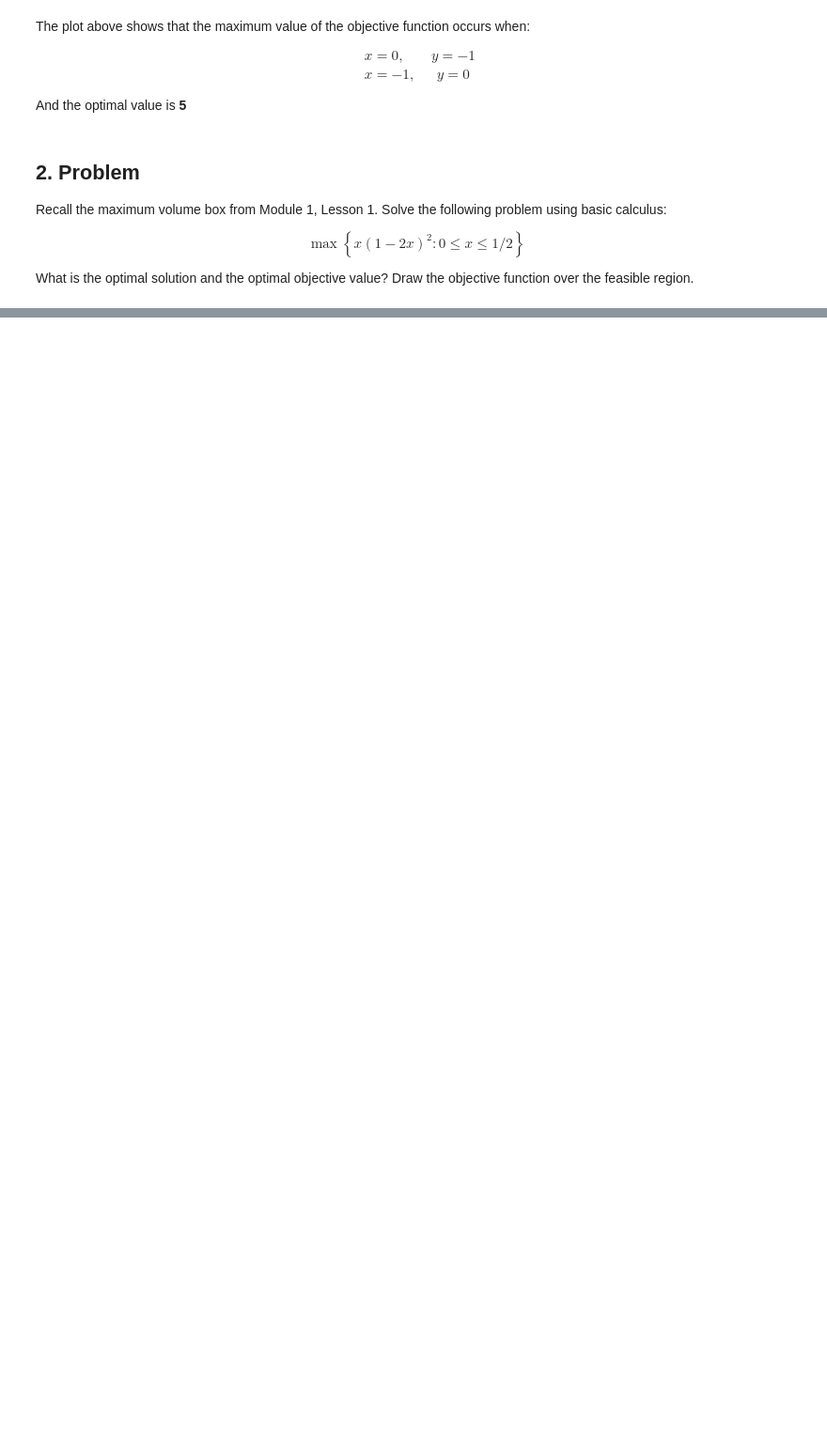
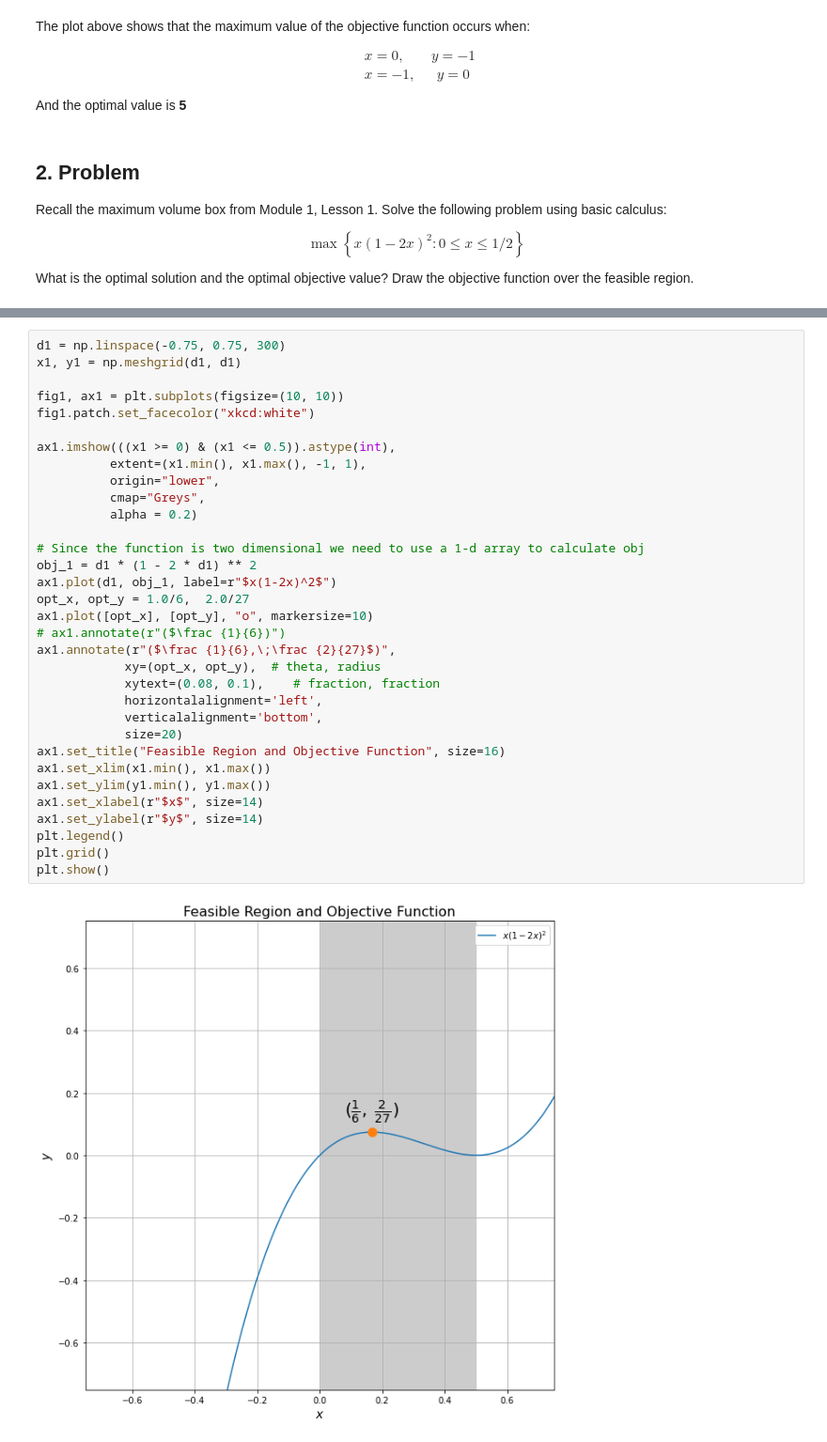
Before and after one commit to amitpatra/isye_6669, a Jupyter notebook: hw_1/hw_1.ipynb, the cells around one changed output, grey strips where cells are left out. Shown: that part at 94% size. Drawn from its saved outputs; the diff is of its cells as text; blank space fills up the shorter version.

```diff
--- a/hw_1/hw_1.ipynb
+++ b/hw_1/hw_1.ipynb
@@ -99,0 +102,35 @@ of $\frac {2}{27} = 0.074$
+# %%
+d1 = np.linspace(-0.75, 0.75, 300)
+x1, y1 = np.meshgrid(d1, d1)
+
+fig1, ax1 = plt.subplots(figsize=(10, 10))
+fig1.patch.set_facecolor("xkcd:white")
+
+ax1.imshow(((x1 >= 0) & (x1 <= 0.5)).astype(int),
+          extent=(x1.min(), x1.max(), -1, 1),
+          origin="lower",
+          cmap="Greys",
+          alpha = 0.2)
+
+# Since the function is two dimensional we need to use a 1-d array to calculate obj
+obj_1 = d1 * (1 - 2 * d1) ** 2
+ax1.plot(d1, obj_1, label=r"$x(1-2x)^2$")
+opt_x, opt_y = 1.0/6,  2.0/27
+ax1.plot([opt_x], [opt_y], "o", markersize=10)
+# ax1.annotate(r"($\frac {1}{6})")
+ax1.annotate(r"($\frac {1}{6},\;\frac {2}{27}$)",
+            xy=(opt_x, opt_y),  # theta, radius
+            xytext=(0.08, 0.1),    # fraction, fraction
+            horizontalalignment='left',
+            verticalalignment='bottom',
+            size=20)
+ax1.set_title("Feasible Region and Objective Function", size=16)
+ax1.set_xlim(x1.min(), x1.max())
+ax1.set_ylim(y1.min(), y1.max())
+ax1.set_xlabel(r"$x$", size=14)
+ax1.set_ylabel(r"$y$", size=14)
+plt.legend()
+plt.grid()
+plt.show()
+# %% [output]
+[figure, added]
```
Also changed, not shown: parts of 2 cells of this notebook.
